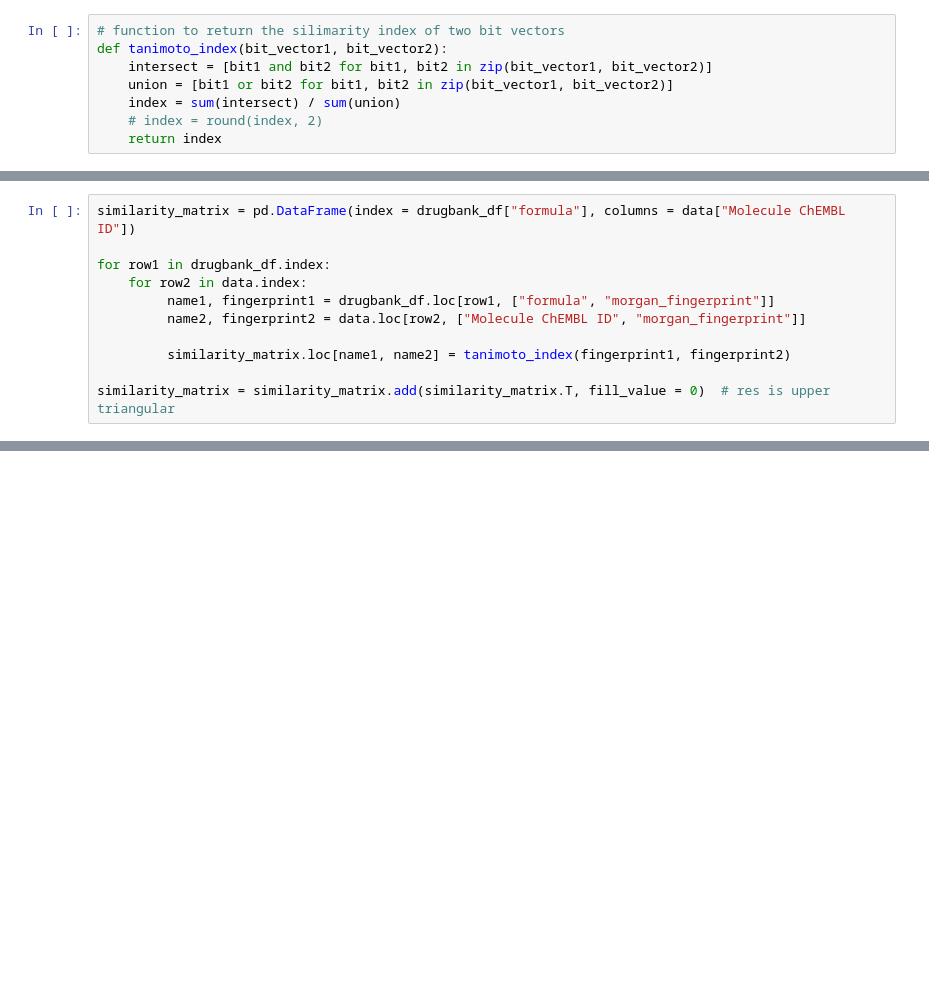
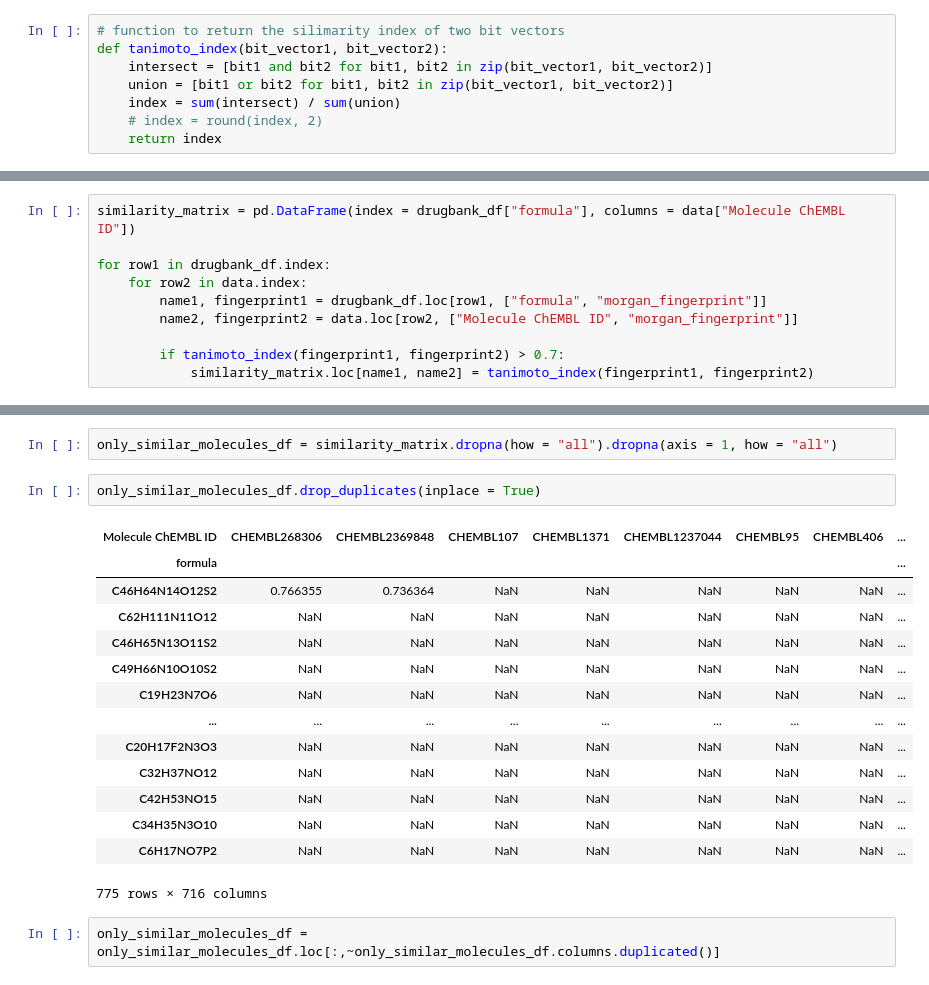
Before and after one commit to lich-uct/cdd2022, a Jupyter notebook: vecerkok/6_exercise.ipynb, the cells around one changed output, grey strips where cells are left out. Drawn from its saved outputs; the diff is of its cells as text; blank space fills up the shorter version.

```diff
--- a/vecerkok/6_exercise.ipynb
+++ b/vecerkok/6_exercise.ipynb
@@ -67,9 +74,8 @@ similarity_matrix = pd.DataFrame(index = drugbank_df["formula"], columns = data[
 
 for row1 in drugbank_df.index:
     for row2 in data.index:
-         name1, fingerprint1 = drugbank_df.loc[row1, ["formula", "morgan_fingerprint"]]
-         name2, fingerprint2 = data.loc[row2, ["Molecule ChEMBL ID", "morgan_fingerprint"]]
+        name1, fingerprint1 = drugbank_df.loc[row1, ["formula", "morgan_fingerprint"]]
+        name2, fingerprint2 = data.loc[row2, ["Molecule ChEMBL ID", "morgan_fingerprint"]]
 
-         similarity_matrix.loc[name1, name2] = tanimoto_index(fingerprint1, fingerprint2)
-
-similarity_matrix = similarity_matrix.add(similarity_matrix.T, fill_value = 0)  # res is upper triangular
+        if tanimoto_index(fingerprint1, fingerprint2) > 0.7:
+            similarity_matrix.loc[name1, name2] = tanimoto_index(fingerprint1, fingerprint2)
@@ -77,0 +99,21 @@ similarity_matrix = similarity_matrix.add(similarity_matrix.T, fill_value = 0)
+# %%
+only_similar_molecules_df = similarity_matrix.dropna(how = "all").dropna(axis = 1, how = "all")
+# %%
+only_similar_molecules_df.drop_duplicates(inplace = True)
+# %% [output]
+| Molecule ChEMBL ID | CHEMBL268306 | CHEMBL2369848 | CHEMBL107 | CHEMBL1371 | CHEMBL1237044 | CHEMBL95 | CHEMBL406 | ... |
+| formula |  |  |  |  |  |  |  | ... |
+| C46H64N14O12S2 | 0.766355 | 0.736364 | NaN | NaN | NaN | NaN | NaN | ... |
+| C62H111N11O12 | NaN | NaN | NaN | NaN | NaN | NaN | NaN | ... |
+| C46H65N13O11S2 | NaN | NaN | NaN | NaN | NaN | NaN | NaN | ... |
+| C49H66N10O10S2 | NaN | NaN | NaN | NaN | NaN | NaN | NaN | ... |
+| C19H23N7O6 | NaN | NaN | NaN | NaN | NaN | NaN | NaN | ... |
+| ... | ... | ... | ... | ... | ... | ... | ... | ... |
+| C20H17F2N3O3 | NaN | NaN | NaN | NaN | NaN | NaN | NaN | ... |
+| C32H37NO12 | NaN | NaN | NaN | NaN | NaN | NaN | NaN | ... |
+| C42H53NO15 | NaN | NaN | NaN | NaN | NaN | NaN | NaN | ... |
+| C34H35N3O10 | NaN | NaN | NaN | NaN | NaN | NaN | NaN | ... |
+| C6H17NO7P2 | NaN | NaN | NaN | NaN | NaN | NaN | NaN | ... |
+775 rows × 716 columns
+# %%
+only_similar_molecules_df = only_similar_molecules_df.loc[:,~only_similar_molecules_df.columns.duplicated()]
```
Also changed, not shown: parts of 19 cells of this notebook.
